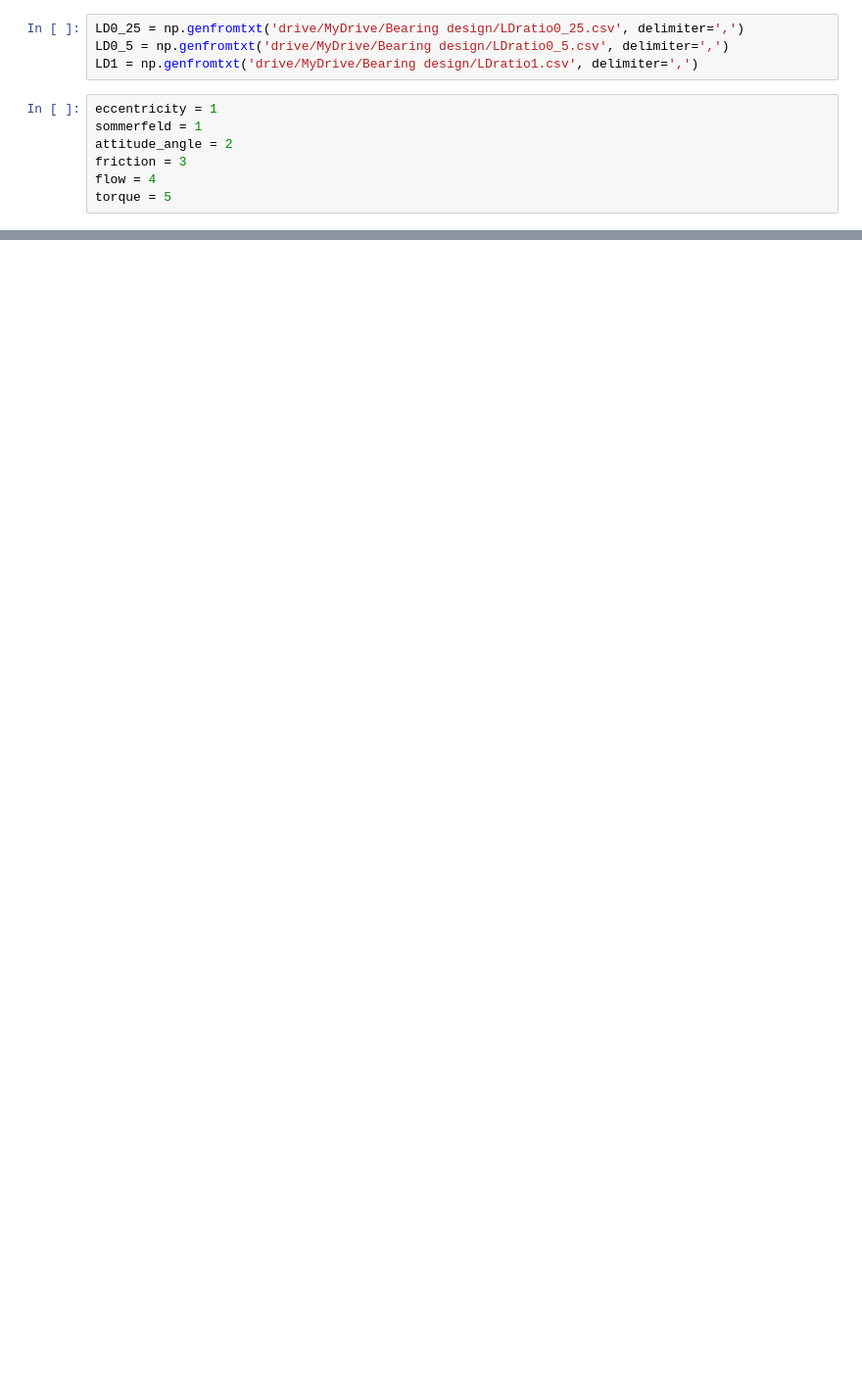
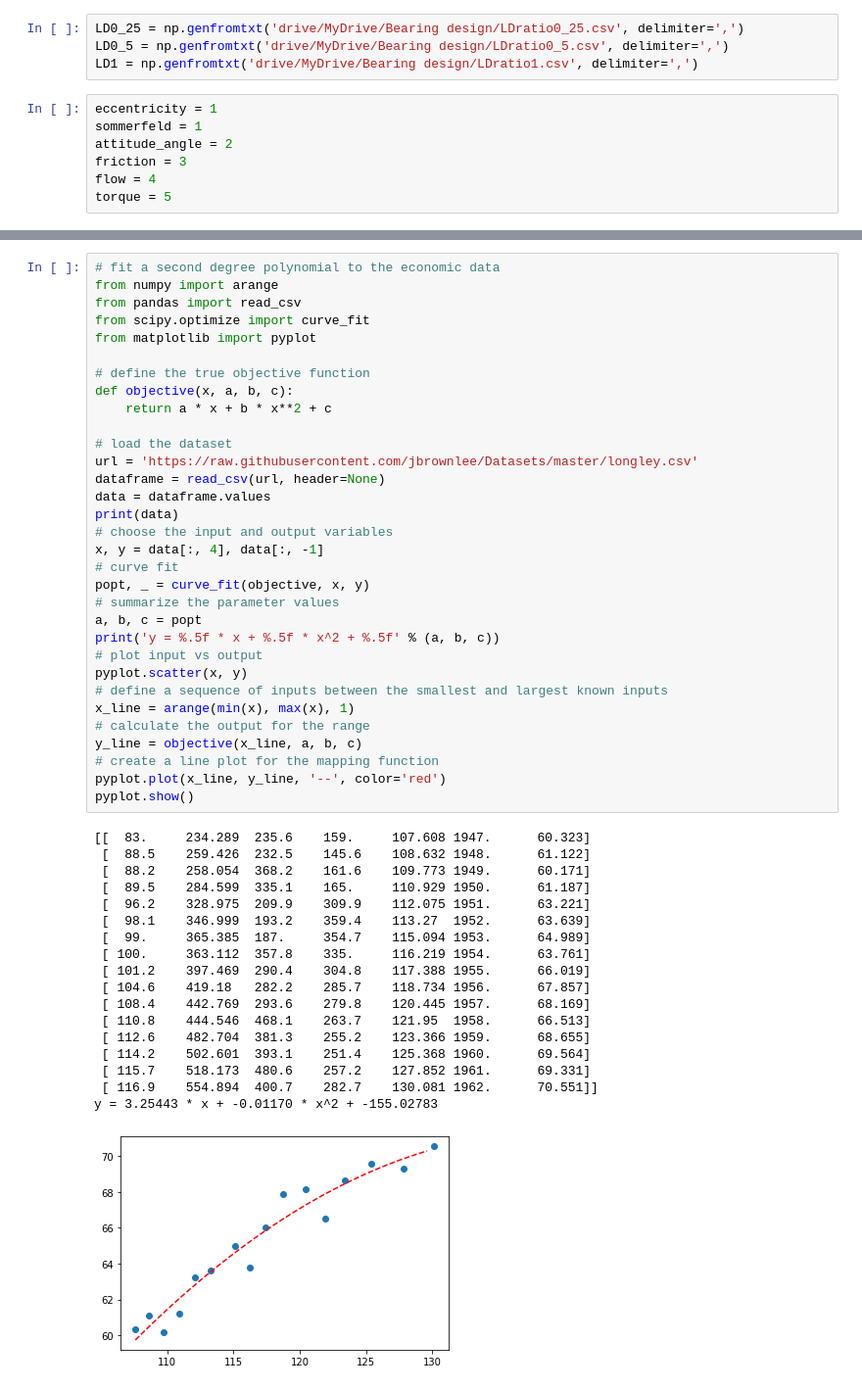
Before and after one commit to vijaikrish/Journal-Bearing-Design, a Jupyter notebook: Bearing_design.ipynb, the cells around one changed output, grey strips where cells are left out. Shown: that part at 98% size. Saved outputs shown, nothing was run; the diff lists cells and outputs as text; blank space fills up the shorter version.

```diff
--- a/Bearing_design.ipynb
+++ b/Bearing_design.ipynb
@@ -30,0 +273,51 @@ rpm =
+# %%
+# fit a second degree polynomial to the economic data
+from numpy import arange
+from pandas import read_csv
+from scipy.optimize import curve_fit
+from matplotlib import pyplot
+
+# define the true objective function
+def objective(x, a, b, c):
+	return a * x + b * x**2 + c
+
+# load the dataset
+url = 'https://raw.githubusercontent.com/jbrownlee/Datasets/master/longley.csv'
+dataframe = read_csv(url, header=None)
+data = dataframe.values
+print(data)
+# choose the input and output variables
+x, y = data[:, 4], data[:, -1]
+# curve fit
+popt, _ = curve_fit(objective, x, y)
+# summarize the parameter values
+a, b, c = popt
+print('y = %.5f * x + %.5f * x^2 + %.5f' % (a, b, c))
+# plot input vs output
+pyplot.scatter(x, y)
+# define a sequence of inputs between the smallest and largest known inputs
+x_line = arange(min(x), max(x), 1)
+# calculate the output for the range
+y_line = objective(x_line, a, b, c)
+# create a line plot for the mapping function
+pyplot.plot(x_line, y_line, '--', color='red')
+pyplot.show()
+# %% [output]
+[[  83.     234.289  235.6    159.     107.608 1947.      60.323]
+ [  88.5    259.426  232.5    145.6    108.632 1948.      61.122]
+ [  88.2    258.054  368.2    161.6    109.773 1949.      60.171]
+ [  89.5    284.599  335.1    165.     110.929 1950.      61.187]
+ [  96.2    328.975  209.9    309.9    112.075 1951.      63.221]
+ [  98.1    346.999  193.2    359.4    113.27  1952.      63.639]
+ [  99.     365.385  187.     354.7    115.094 1953.      64.989]
+ [ 100.     363.112  357.8    335.     116.219 1954.      63.761]
+ [ 101.2    397.469  290.4    304.8    117.388 1955.      66.019]
+ [ 104.6    419.18   282.2    285.7    118.734 1956.      67.857]
+ [ 108.4    442.769  293.6    279.8    120.445 1957.      68.169]
+ [ 110.8    444.546  468.1    263.7    121.95  1958.      66.513]
+ [ 112.6    482.704  381.3    255.2    123.366 1959.      68.655]
+ [ 114.2    502.601  393.1    251.4    125.368 1960.      69.564]
+ [ 115.7    518.173  480.6    257.2    127.852 1961.      69.331]
+ [ 116.9    554.894  400.7    282.7    130.081 1962.      70.551]]
+y = 3.25443 * x + -0.01170 * x^2 + -155.02783
+[figure, added]
```
Also changed, not shown: parts of 18 cells of this notebook.
